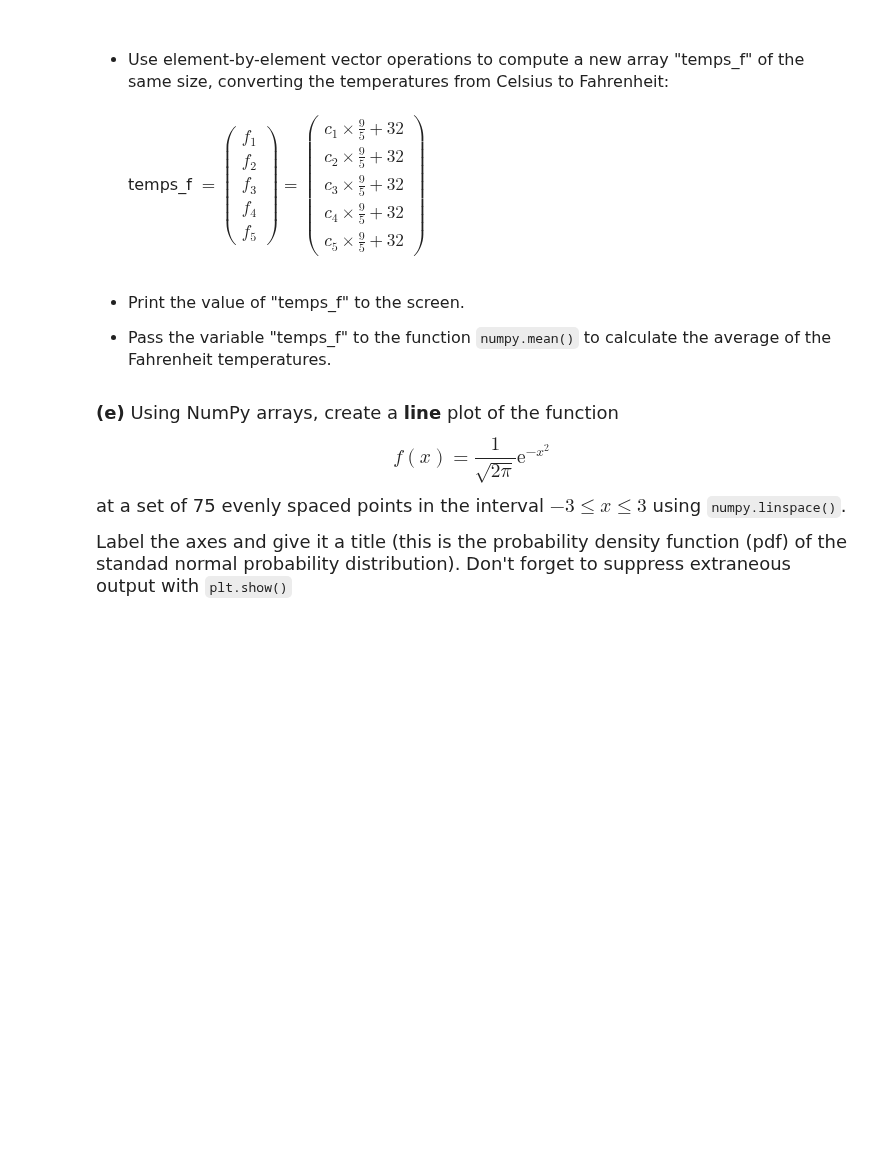
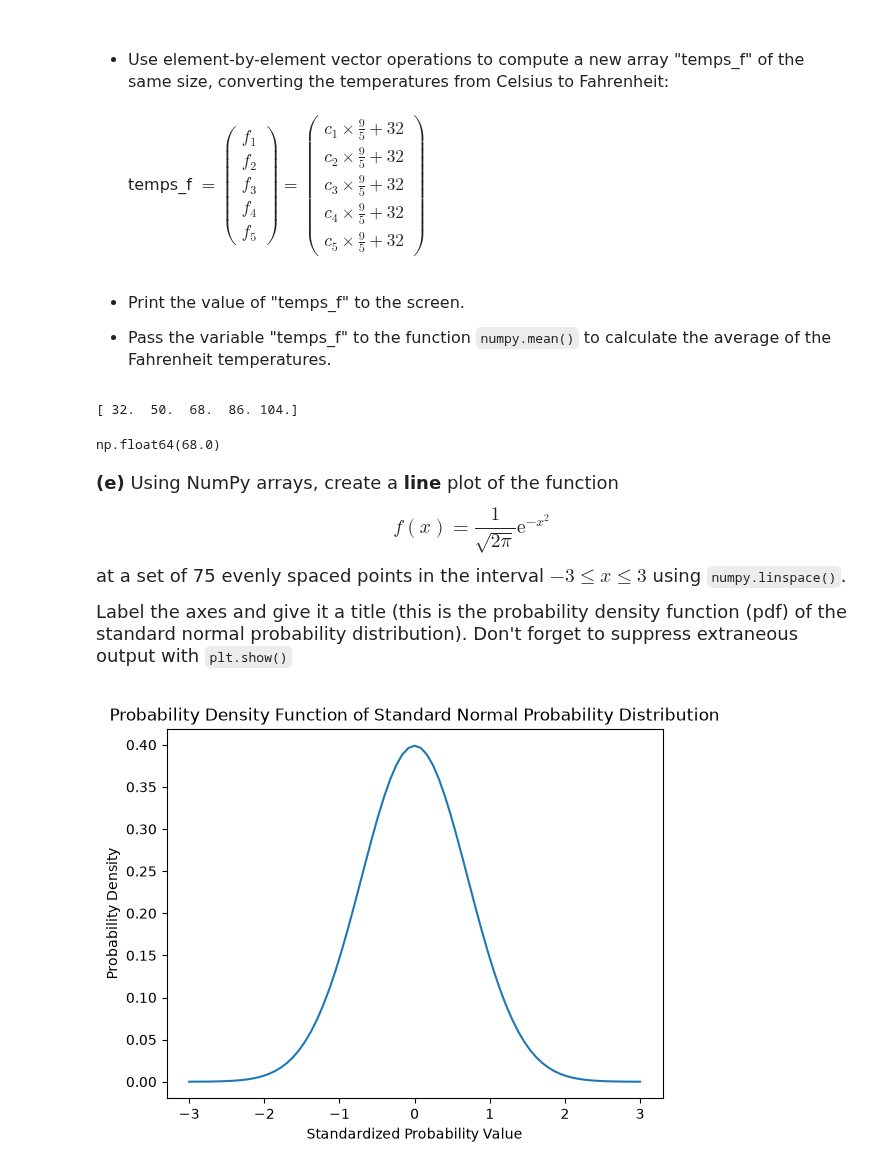
Before and after one commit to miyakoc/datasci151fall2026, a Jupyter notebook: _assignments/assignment_3/Assignment3.ipynb, the cells around one changed output. Saved outputs shown, nothing was run; the diff lists cells and outputs as text; code cells hidden in the pictures; blank space fills up the shorter version.

```diff
--- a/_assignments/assignment_3/Assignment3.ipynb
+++ b/_assignments/assignment_3/Assignment3.ipynb
@@ -134,6 +166,13 @@ temps_f $= \begin{pmatrix} f_1 \\[8pt] f_2 \\[8pt] f_3 \\[8pt] f_4 \\[8pt] f_5 \
 - Pass the variable "temps_f" to the function `numpy.mean()` to calculate the average of the Fahrenheit temperatures.
 # %%
 # your code here
+temps_c=numpy.array([0,10,20,30,40])
+temps_f=temps_c*(9/5)+32
+print(temps_f)
+numpy.mean(temps_f)
+# %% [output]
+[ 32.  50.  68.  86. 104.]
+np.float64(68.0)
 # %% [markdown]
 <font size = "4">
 
@@ -143,6 +182,16 @@ $$f(x) = \frac{1}{\sqrt{2\pi}}\mathrm{e}^{-x^2}$$
 
 at a set of 75 evenly spaced points in the interval $-3 \leq x \leq 3$ using `numpy.linspace()`.
 
-Label the axes and give it a title (this is the probability density function (pdf) of the standad normal probability distribution). Don't forget to suppress extraneous output with `plt.show()`
+Label the axes and give it a title (this is the probability density function (pdf) of the standard normal probability distribution). Don't forget to suppress extraneous output with `plt.show()`
 # %%
 # your code here
+import matplotlib.pyplot as plt
+x_vals=numpy.linspace(-3,3,75)
+y_vals=(1/numpy.sqrt(2*numpy.pi))*(numpy.e**(-x_vals**2))
+plt.plot(x_vals,y_vals)
+plt.xlabel('Standardized Probability Value')
+plt.ylabel('Probability Density')
+plt.title('Probability Density Function of Standard Normal Probability Distribution')
+plt.show()
+# %% [output]
+[figure, added]
```
Also changed, not shown: parts of 4 cells of this notebook.
